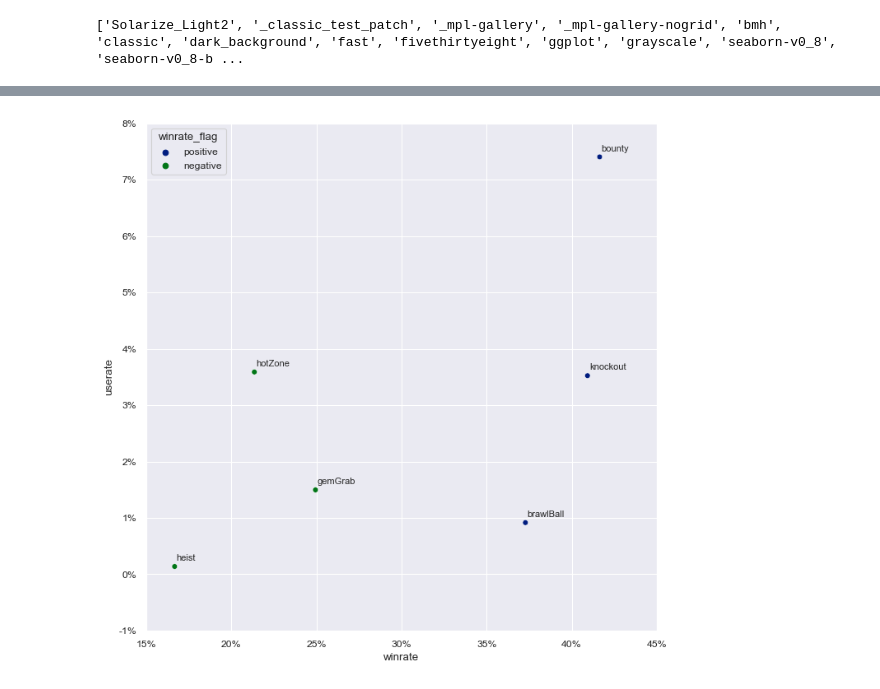
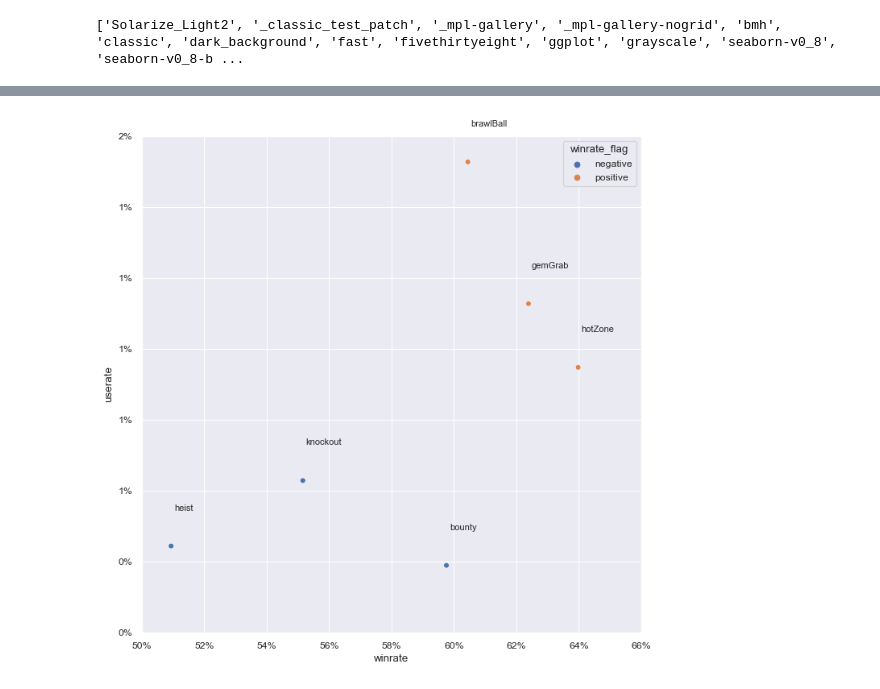
Before and after one commit to aquinteros/BrawlStars_Analytics, a Jupyter notebook: brawlstars_analytics.ipynb, the cells around one changed output, grey strips where cells are left out. Drawn from its saved outputs; the diff is of its cells as text; code cells hidden in the pictures.

```diff
--- a/brawlstars_analytics.ipynb
+++ b/brawlstars_analytics.ipynb
@@ -472,6 +476,6 @@ plt.show()
 # %%
 # winrate / userate
-gamemodes = ['hotZone','heist','bounty','gemGrab','brawlBall','knockout']
+gamemodes = pivot_brawler['event.mode'].drop_duplicates().tolist()
 
 for i, gm in enumerate(gamemodes):
     data = dist_gamemode(gm)
@@ -515,7 +519,7 @@ for i, gm in enumerate(gamemodes):
 # %%
 # winrate / userate
 
-gamemode = 'gemGrab'
+gamemode = 'hotZone'
 
 maps = pivot_brawler['event.map'][pivot_brawler['event.mode'] == gamemode].drop_duplicates().tolist()
 
@@ -559,34 +563,34 @@ for i, item in enumerate(maps):
 # %%
 # winrate / userate by brawler
 
-data = dist_brawler('TICK')
+data = dist_brawler('OTIS')
 
 data['percentile_wr'] = data['winrate'] / data['winrate'].quantile(0.5)
 data['winrate_flag'] = np.where(data['percentile_wr'] > 1,'positive','negative')
 
 fig, ax = plt.subplots(figsize=(8,8))
 
 sns.scatterplot(
 	data=data
 	,x="winrate"
 	,y="userate"
 	,hue='winrate_flag'
 	,ax=ax
 )
 
 # Añadir etiquetas flotando sobre los puntos
 for i, point in data.iterrows():
 	ax.text(point.winrate + 0.001, point.userate + 0.001, point[0], fontsize=8)
 
 yticks = ax.get_yticks()
 xticks = ax.get_xticks()
 
 ax.set_yticks(yticks)
 ax.set_xticks(xticks)
 
 ax.set_yticklabels(["{:,.00%}".format(y) for y in yticks])
 ax.set_xticklabels(["{:,.00%}".format(x) for x in xticks])
 
 plt.show()
 # %% [output]
-[figure, old version]
+[figure, new version]
```
Also changed, not shown: parts of 16 cells of this notebook, 7 other files.
